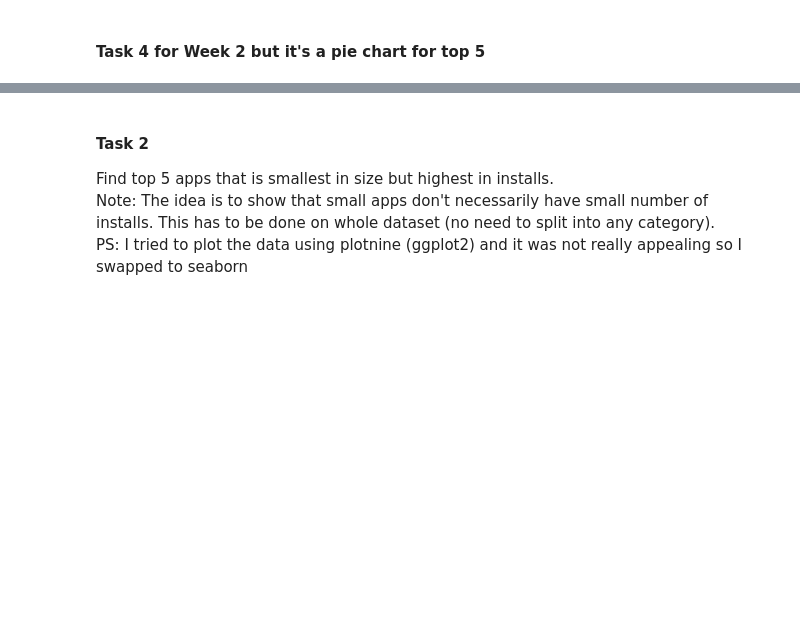
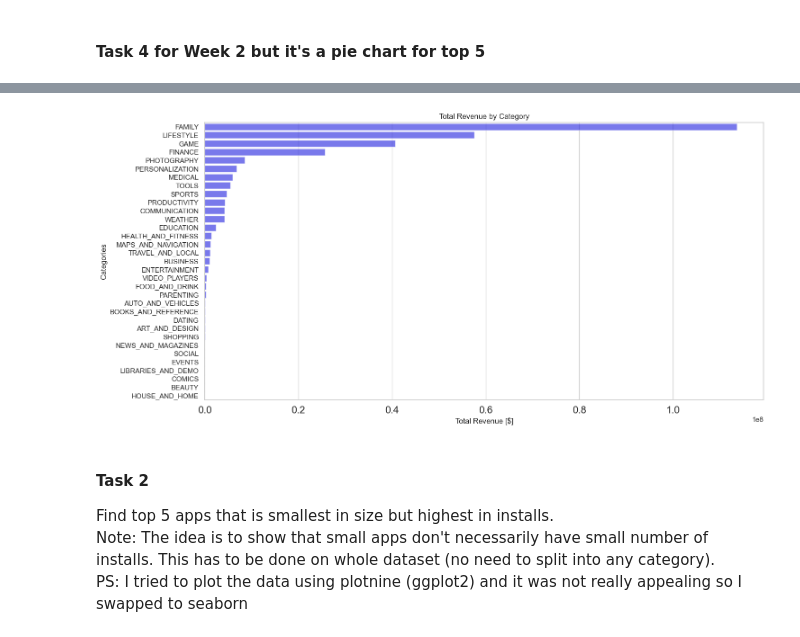
Before and after one commit to bahaozsahin/Develhope_Project-2_team-3, a Jupyter notebook: week3/week3_Baha.ipynb, the cells around one changed output, grey strips where cells are left out. Cells and saved outputs as stored; diff of their text form; code cells hidden in the pictures; blank space fills up the shorter version.

```diff
--- a/week3/week3_Baha.ipynb
+++ b/week3/week3_Baha.ipynb
@@ -120,3 +150,14 @@ pie+text
+# %%
+fig, ax = plt.subplots(figsize = (16,8))
+sns.barplot(data = categories.sort_values('Total_Revenue', ascending=False),
+            x = 'Total_Revenue', y = 'Category', color = 'blue', alpha = 0.6 ,ax= ax)
+ax.set_title('Total Revenue by Category')
+ax.set_xlabel('Total Revenue [$]')
+ax.set_ylabel('Categories')
+plt.xticks(size = 16)       #Needs fix
+_ = ax
+# %% [output]
+[figure, added]
 # %% [markdown]
 #### Task 2
 Find top 5 apps that is smallest in size but highest in installs.
```
Also changed, not shown: parts of 9 cells of this notebook.
